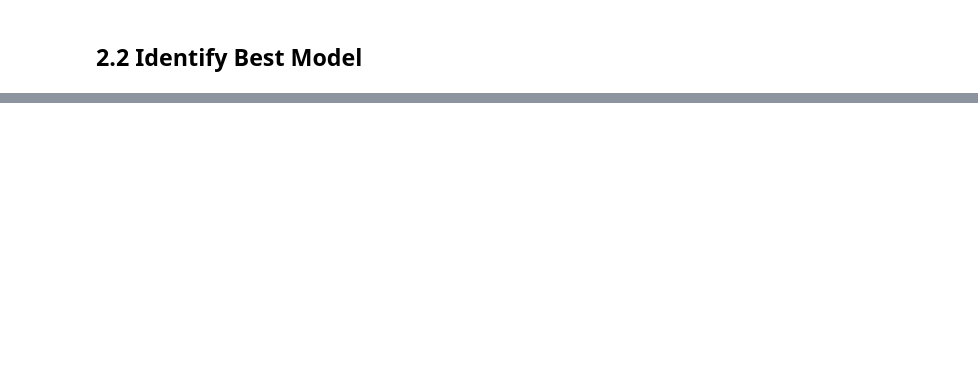
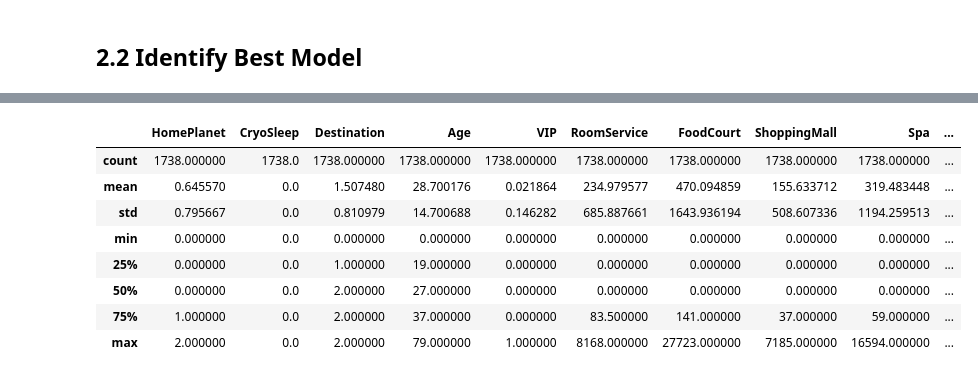
Before and after one commit to MMMarinov/ProjectPortfolio, a Jupyter notebook: 1. Data Science/1. Titanic_SpaceShip - Binary Classification/Titanic_SpaceShip_XGBoost.ipynb, the cells around one changed output, grey strips where cells are left out. Drawn from its saved outputs; the diff is of its cells as text; code cells hidden in the pictures; blank space fills up the shorter version.

Commit message:
Pipeline is working

```diff
--- a/1. Data Science/1. Titanic_SpaceShip - Binary Classification/Titanic_SpaceShip_XGBoost.ipynb
+++ b/1. Data Science/1. Titanic_SpaceShip - Binary Classification/Titanic_SpaceShip_XGBoost.ipynb
@@ -596,7 +598,11 @@ def CryoExpenseImputer(df):
     return df
 # %%
 def VIPAgeImputer(df):
-    df['VIP'] = df.apply(lambda row: False if pd.isna(row['VIP']) and row['Age'] < 18 else row['VIP'], axis=1).astype('bool')
+    from sklearn.impute import SimpleImputer
+    si = SimpleImputer(strategy='most_frequent')
+    df['VIP'] = df.apply(lambda row: False if pd.isna(row['VIP']) and row['Age'] < 18 else row['VIP'], axis=1).astype('float64')
+    df['VIP'] = si.fit_transform(df['VIP'].array.reshape(-1,1))
+
     VIP_true = df[df['VIP'] == True].Age.mean()
     VIP_false = df[df['VIP'] == False].Age.mean()
 
@@ -605,12 +611,21 @@ def VIPAgeImputer(df):
     return df
 # %%
 def CatagoryTransform(df):
+    from sklearn.impute import SimpleImputer
+    from sklearn.preprocessing import OneHotEncoder
     si = SimpleImputer(strategy='most_frequent')
+    ohe = OneHotEncoder(handle_unknown='ignore')
 
-    df['Cabin'] = si.fit_transform(df['Cabin'].array.reshape(-1,1))
+    df['Cabin'] = si.fit_transform(df['Cabin'].array.reshape(-1, 1))
     df[['Deck', 'Cabin_num', 'Side']] = df['Cabin'].str.split('/', expand=True)
 
-    df = pd.get_dummies(df, columns=['Deck', 'Side'])
+    # df = pd.get_dummies(df, columns=['Deck', 'Side'])
+
+    ohe.fit(df[['Deck', 'Side']])
+    df_ohe = ohe.transform(df[['Deck', 'Side']]).toarray()
+
+    ohe_columns = ohe.get_feature_names(['Deck', 'Side'])
+    df = pd.concat([df, pd.DataFrame(df_ohe, columns=ohe_columns)], axis=1)
 
     return df
 # %%
@@ -627,6 +644,6 @@ def HomeDestImputer(df):
     return df
 # %%
 def DropColumns(df):
-    df = df.drop(['PassengerId','Cabin','Name','Cabin_num','Side_S'], axis=1)
+    df = df.drop(['PassengerId','Deck','Side','Cabin','Name','Cabin_num','Side_S'], axis=1)
     return df
 # %%
@@ -693,0 +860,30 @@ print("Accuracy:", accuracy)
+# %%
+# Assuming you have a dataset named "original_data" that you want to split
+
+# Split the original_data into 5 smaller datasets
+
+
+split_size = len(X) // 5
+
+data_1 = X[:split_size]
+data_2 = X[split_size:2*split_size]
+data_3 = X[2*split_size:3*split_size]
+data_4 = X[3*split_size:4*split_size]
+data_5 = X[4*split_size:]
+
+# Optionally, you can store all the smaller datasets in a list for easier management
+smaller_datasets = [data_1, data_2, data_3, data_4, data_5]
+
+testing_data = preprocessing_pipeline.fit_transform(smaller_datasets[0])
+# %%
+testing_data.describe()
+# %% [output]
+|  | HomePlanet | CryoSleep | Destination | Age | VIP | RoomService | FoodCourt | ShoppingMall | Spa | ... |
+| count | 1738.000000 | 1738.0 | 1738.000000 | 1738.000000 | 1738.000000 | 1738.000000 | 1738.000000 | 1738.000000 | 1738.000000 | ... |
+| mean | 0.645570 | 0.0 | 1.507480 | 28.700176 | 0.021864 | 234.979577 | 470.094859 | 155.633712 | 319.483448 | ... |
+| std | 0.795667 | 0.0 | 0.810979 | 14.700688 | 0.146282 | 685.887661 | 1643.936194 | 508.607336 | 1194.259513 | ... |
+| min | 0.000000 | 0.0 | 0.000000 | 0.000000 | 0.000000 | 0.000000 | 0.000000 | 0.000000 | 0.000000 | ... |
+| 25% | 0.000000 | 0.0 | 1.000000 | 19.000000 | 0.000000 | 0.000000 | 0.000000 | 0.000000 | 0.000000 | ... |
+| 50% | 0.000000 | 0.0 | 2.000000 | 27.000000 | 0.000000 | 0.000000 | 0.000000 | 0.000000 | 0.000000 | ... |
+| 75% | 1.000000 | 0.0 | 2.000000 | 37.000000 | 0.000000 | 83.500000 | 141.000000 | 37.000000 | 59.000000 | ... |
+| max | 2.000000 | 0.0 | 2.000000 | 79.000000 | 1.000000 | 8168.000000 | 27723.000000 | 7185.000000 | 16594.000000 | ... |
```
Also changed, not shown: parts of 13 cells of this notebook.
